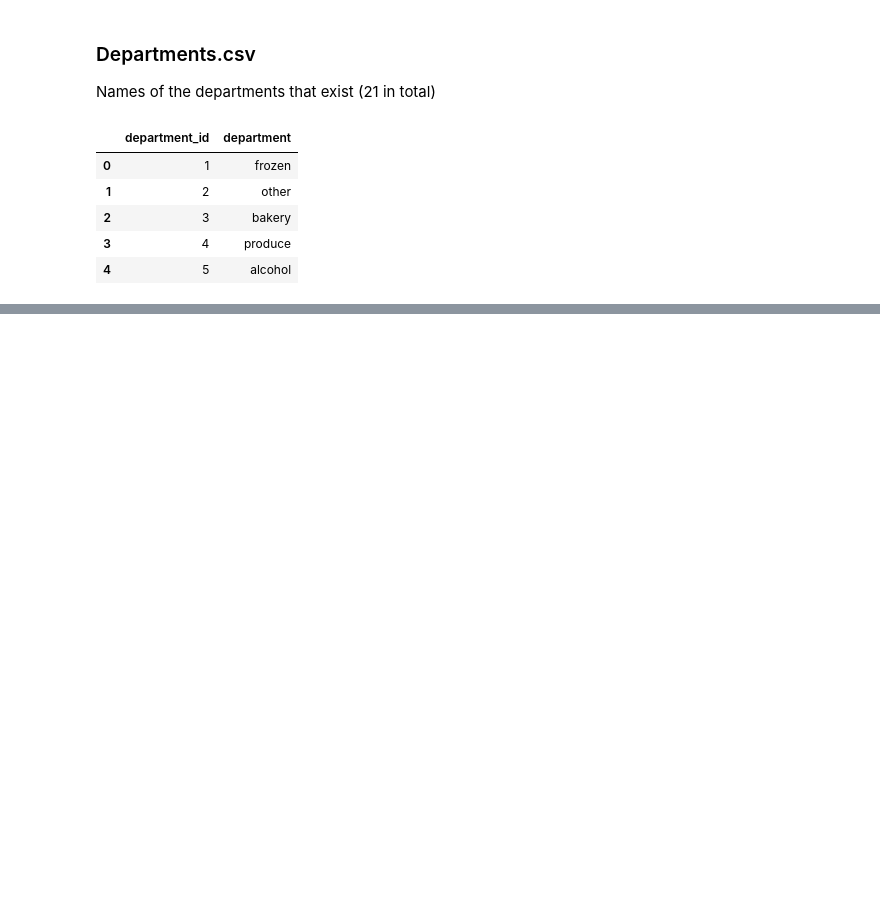
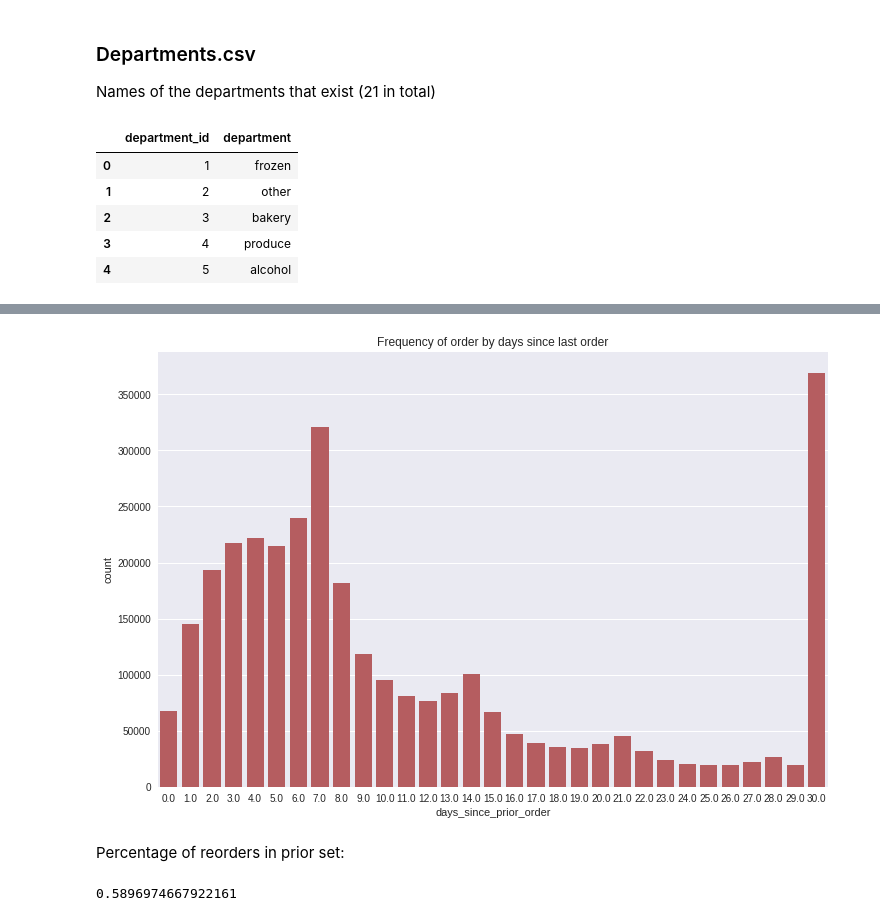
Before and after one commit to ML-KA/team-datascience-projects, a Jupyter notebook: Instacart/siboehm/notebooks/exploration.ipynb, the cells around one changed output, grey strips where cells are left out. Cells and saved outputs as stored; diff of their text form; code cells hidden in the pictures; blank space fills up the shorter version.

```diff
--- a/Instacart/siboehm/notebooks/exploration.ipynb
+++ b/Instacart/siboehm/notebooks/exploration.ipynb
@@ -122,0 +148,13 @@ departments_df.head()
+# %%
+plt.figure(figsize=(12,8))
+sns.countplot(x="days_since_prior_order", data=orders_df, color=color[2])
+plt.title("Frequency of order by days since last order")
+plt.show()
+# %% [output]
+[figure, added]
+# %% [markdown]
+Percentage of reorders in prior set:
+# %%
+order_products_prior_df.reordered.sum() / order_products_prior_df.shape[0]
+# %% [output]
+0.5896974667922161
```
Also changed, not shown: parts of 7 cells of this notebook, 1 other file.
